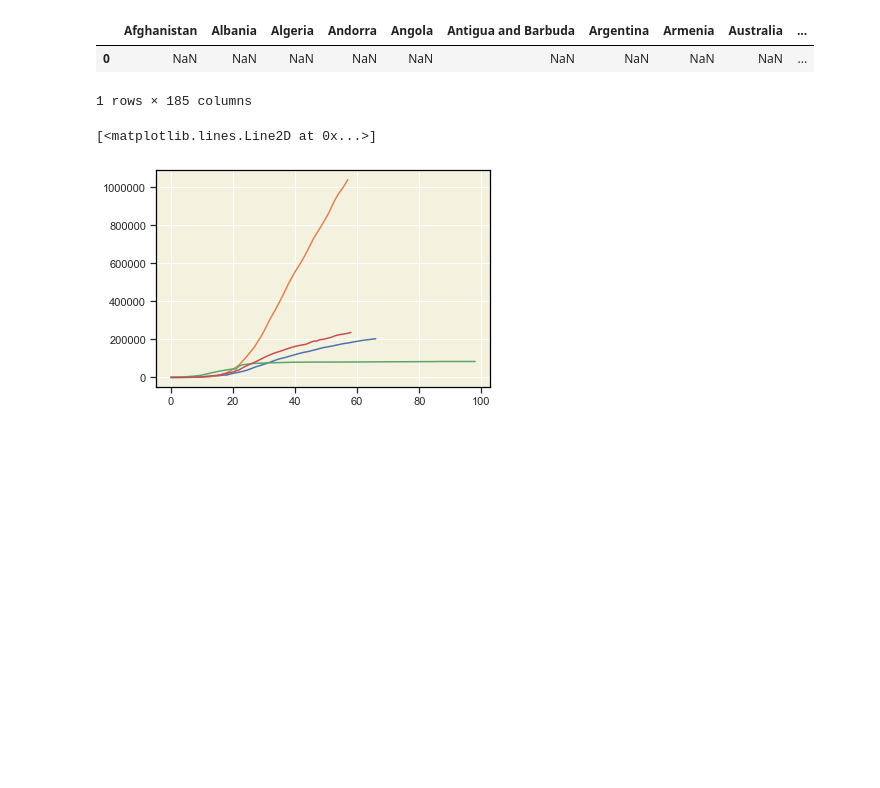
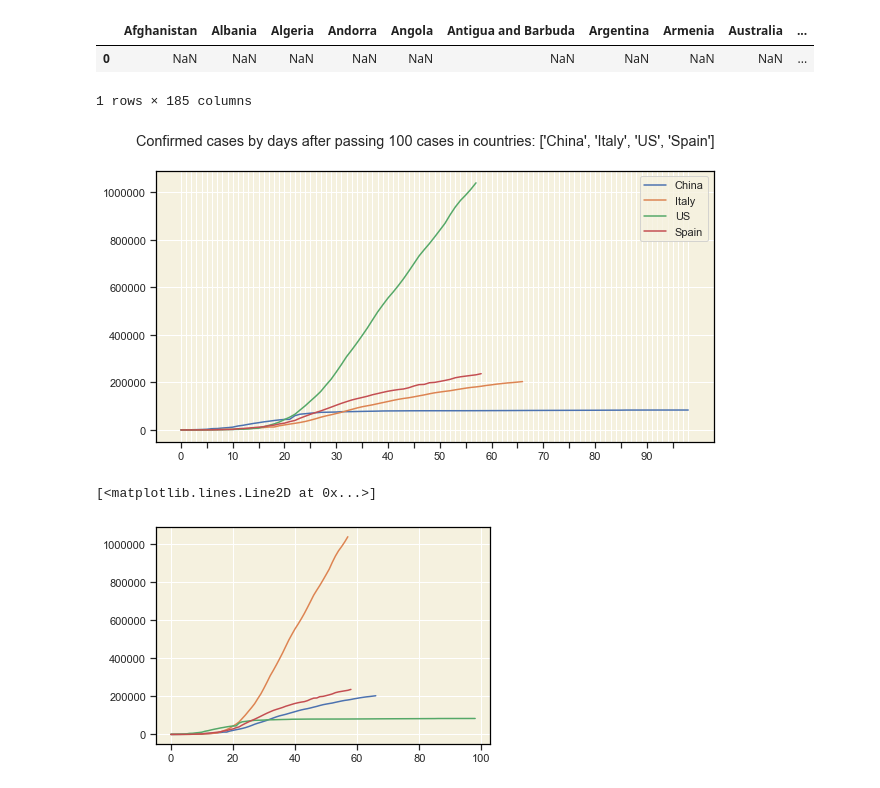
Before and after one commit to msarnacki/coronavirus-2019-nCoV, a Jupyter notebook: main.ipynb, the cells around one changed output. Cells and saved outputs as stored; diff of their text form; code cells hidden in the pictures; blank space fills up the shorter version.

```diff
--- a/main.ipynb
+++ b/main.ipynb
@@ -534,6 +534,35 @@ for col in df_confirmed_gb_trans.columns[1:]:
             wiersze = wiersze + 1
 
 # df_100
+# %%
+# if index_start is negative plot will show this many days last days
+#default index_end will be last
+def plot_countries_100(countries, every_nth = 10, save = True):
+
+    fig = plt.figure(figsize=(10, 5))
+    ax = fig.add_subplot(111)
+
+    for country in countries:
+        ax.plot(df_100[country])
+
+    ax.legend(countries)
+    fig.suptitle("Confirmed cases by days after passing 100 cases in countries: {}".format(countries))
+    ax.set_xticks(range(0,df_100.shape[0]))
+
+    for n, label in enumerate(ax.xaxis.get_ticklabels()):
+        if n % every_nth != 0:
+            label.set_visible(False)
+
+    for n, line in enumerate(ax.xaxis.get_ticklines()):
+        if n % every_nth != 0:
+            line.set_visible(False)
+
+    if save == True:
+        plt.savefig("img/{}_100.png".format(countries),bbox_inches='tight')
+# %%
+plot_countries_100(["China", "Italy", "US", "Spain"])
+# %% [output]
+[figure, added]
 # %%
 plt.plot(df_100["Italy"])
 plt.plot(df_100["US"])
```
Also changed, not shown: parts of 1 cell of this notebook, 2 other files.
